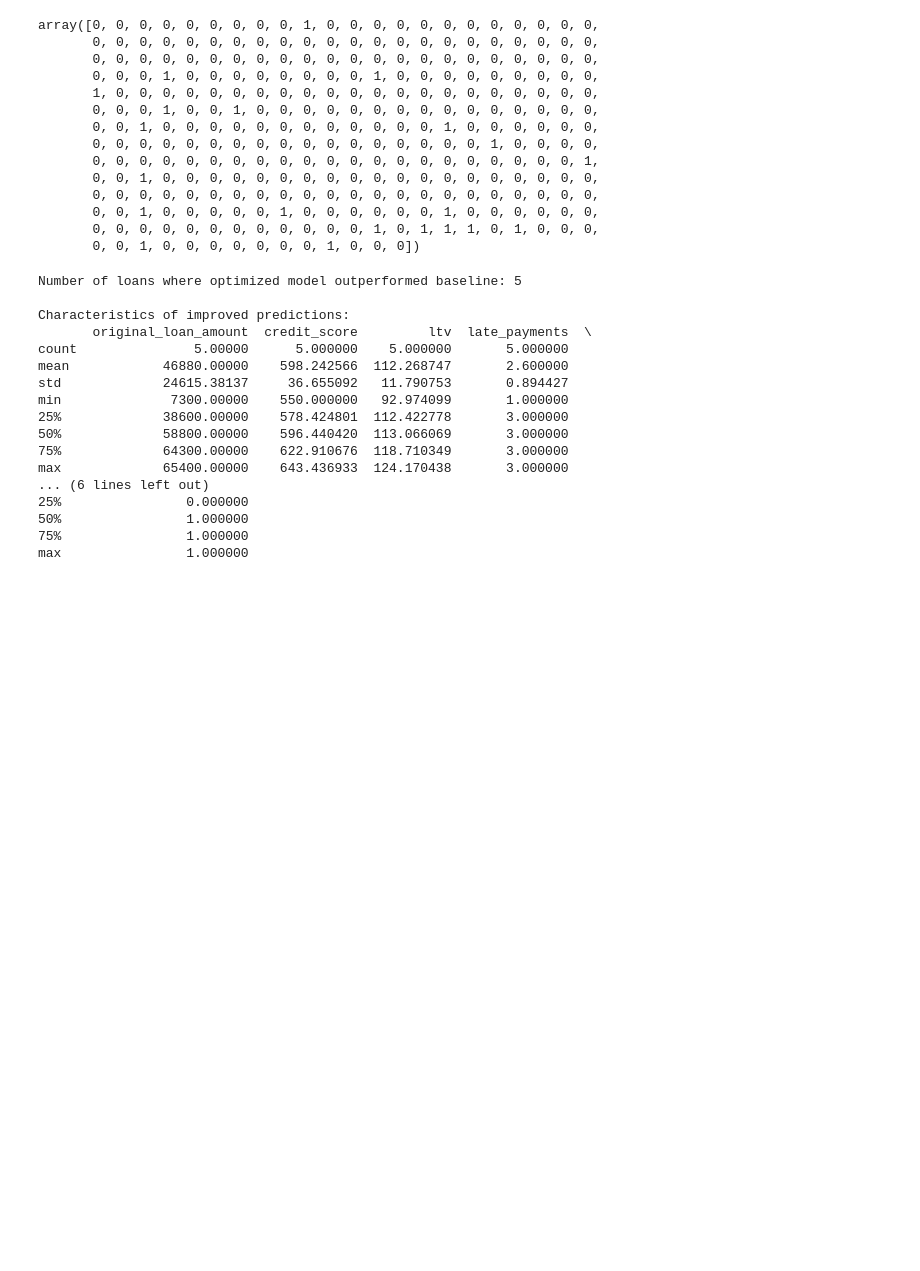
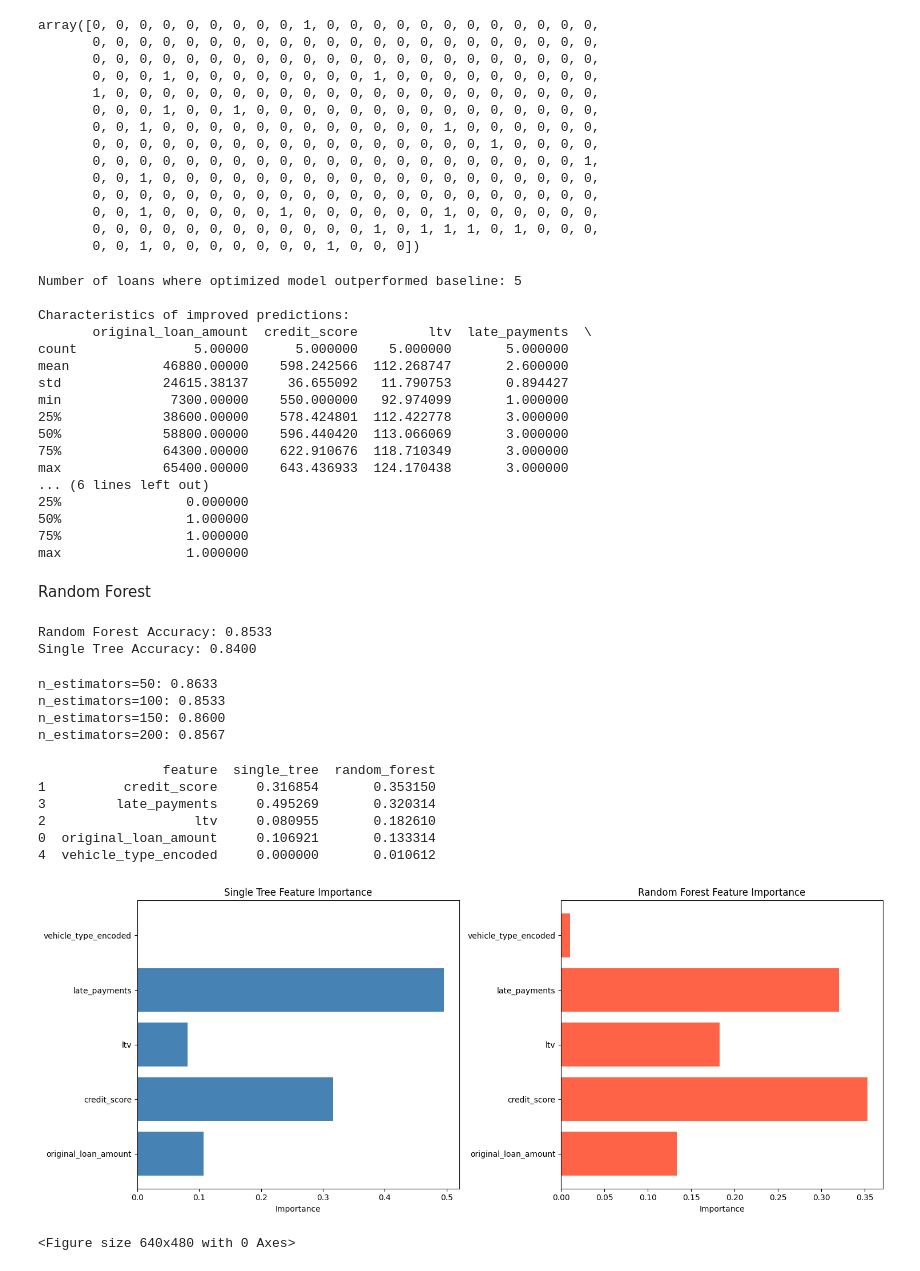
Before and after one commit to imoore99/decision_trees, a Jupyter notebook: decision_trees.ipynb, the cells around one changed output. Cells and saved outputs as stored; diff of their text form; code cells hidden in the pictures; blank space fills up the shorter version.

```diff
--- a/decision_trees.ipynb
+++ b/decision_trees.ipynb
@@ -495,3 +496,73 @@ portfolio_size = 1000  # Annual loan volume
 # Scale up the improvement
 annual_improvement = (improvement_loans / test_set_size) * portfolio_size
 # = (5 / 300) * 1000 = 16.67 ≈ 17 borrowers
+# %% [markdown]
+Random Forest
+# %%
+# Start with a basic Random Forest
+rf_model = RandomForestClassifier(
+    n_estimators=100,    # 100 trees
+    max_depth=6,         # Same depth as our optimized single tree
+    min_samples_split=7, # Same regularization
+    min_samples_leaf=2,
+    random_state=42
+)
+
+rf_model.fit(X_train, y_train)
+
+# Get predictions and accuracy
+rf_pred = rf_model.predict(X_test)
+rf_accuracy = accuracy_score(y_test, rf_pred)
+
+print(f"Random Forest Accuracy: {rf_accuracy:.4f}")
+print(f"Single Tree Accuracy: 0.8400")  # Your Part 2 result
+# %% [output]
+Random Forest Accuracy: 0.8533
+Single Tree Accuracy: 0.8400
+# %%
+# Quick test of number of trees
+for n_trees in [50, 100, 150, 200]:
+    rf = RandomForestClassifier(n_estimators=n_trees, max_depth=6,
+                               min_samples_split=7, min_samples_leaf=2,
+                               random_state=42)
+    rf.fit(X_train, y_train)
+    print(f"n_estimators={n_trees}: {rf.score(X_test, y_test):.4f}")
+# %% [output]
+n_estimators=50: 0.8633
+n_estimators=100: 0.8533
+n_estimators=150: 0.8600
+n_estimators=200: 0.8567
+# %%
+feature_comparison = pd.DataFrame({
+    'feature': X.columns,
+    'single_tree': best_model.feature_importances_,  # Your GridSearchCV winner
+    'random_forest': rf_model.feature_importances_
+})
+
+print(feature_comparison.sort_values('random_forest', ascending=False))
+# %% [output]
+                feature  single_tree  random_forest
+1          credit_score     0.316854       0.353150
+3         late_payments     0.495269       0.320314
+2                   ltv     0.080955       0.182610
+0  original_loan_amount     0.106921       0.133314
+4  vehicle_type_encoded     0.000000       0.010612
+# %%
+# Create side-by-side horizontal bar charts
+fig, (ax1, ax2) = plt.subplots(1, 2, figsize=(15, 6))
+
+# Single Tree plot
+ax1.barh(feature_comparison['feature'], feature_comparison['single_tree'], color='steelblue')
+ax1.set_title('Single Tree Feature Importance')
+ax1.set_xlabel('Importance')
+
+# Random Forest plot
+ax2.barh(feature_comparison['feature'], feature_comparison['random_forest'], color='tomato')
+ax2.set_title('Random Forest Feature Importance')
+ax2.set_xlabel('Importance')
+
+plt.tight_layout()
+plt.show()
+# %% [output]
+[figure, added]
+<Figure size 640x480 with 0 Axes>
```
Also changed, not shown: parts of 1 cell of this notebook, 1 other file.
